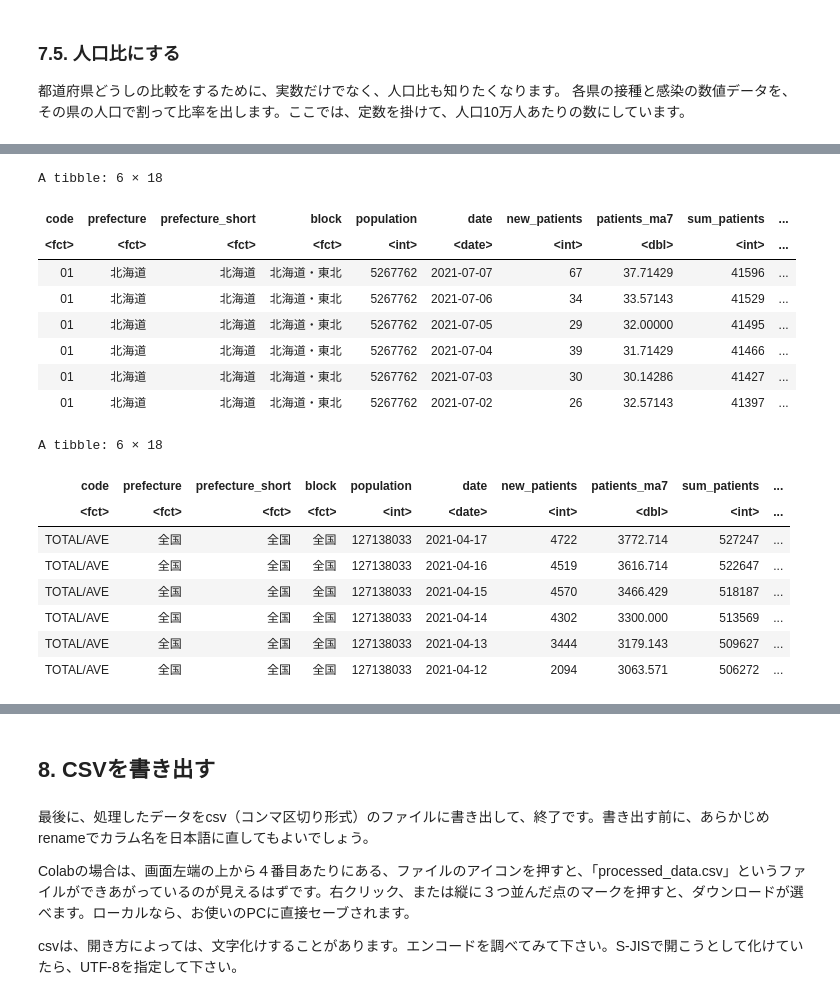
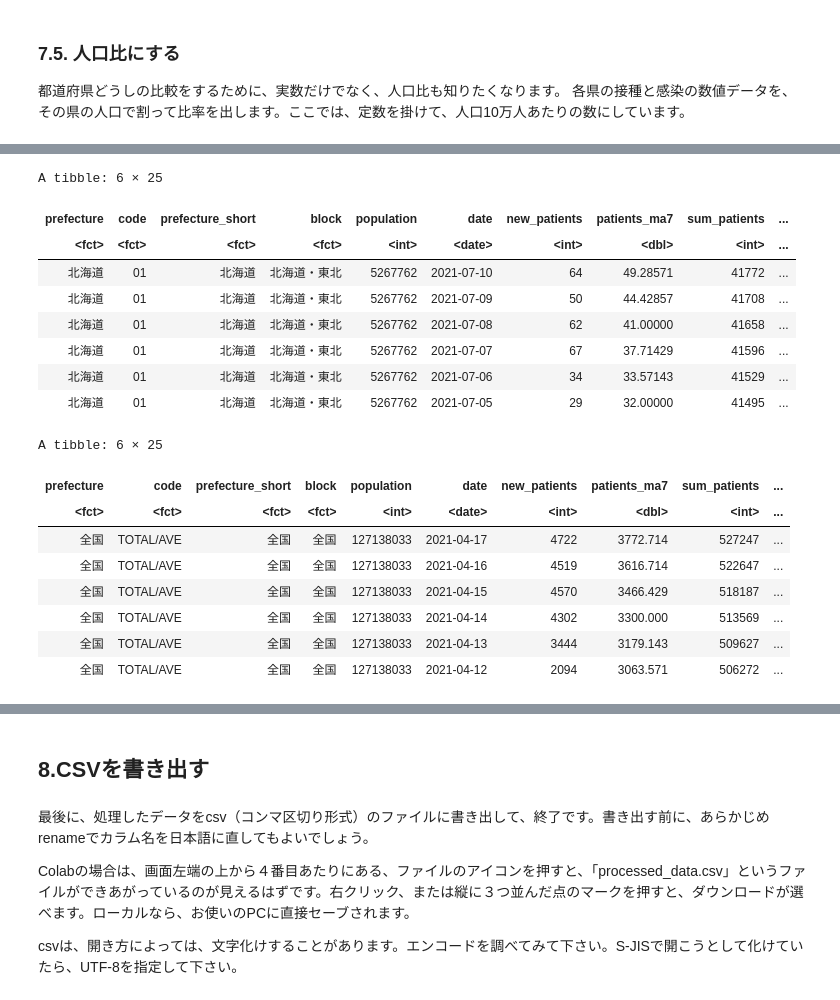
Before and after one commit to yoshitoG/nicar21_first_python_notebook, a Jupyter notebook: 【課外補講0710】ワクチン接種と新規感染者数の関係を見たい.ipynb, the cells around one changed output, grey strips where cells are left out. Cells and saved outputs as stored; diff of their text form; code cells hidden in the pictures.

```diff
--- a/【課外補講0710】ワクチン接種と新規感染者数の関係を見たい.ipynb
+++ b/【課外補講0710】ワクチン接種と新規感染者数の関係を見たい.ipynb
@@ -774,7 +783,7 @@ cum_patients_jpn <- opendata_jpn %>%
         date         = date %>% parse_date(),
         prefecture   = levels_prefecture[48],
         npatients    = npatients %>% as.integer(),
-        new_patients = adpatients %>% as.integer()
+        "new_patients" = adpatients %>% as.integer()
 # tibbleにする。
     ) %>% as_tibble()
 head(cum_patients_jpn)
@@ -809,7 +818,7 @@ cum_patients <- cum_patients %>%
 # transmuteはmutateの変種で、名挙げしないカラムは消してしまう。
     transmute(
         date        = date %>% ymd(),
-        prefecture  = name_jp,
+        "prefecture"  = name_jp,
         npatients   = npatients %>% parse_integer()
     )
 str(cum_patients)
@@ -855,8 +864,8 @@ calc_diff <- function(nested_df){
         nested_df %>%
         arrange(desc(date)) %>%
         mutate(
-            new_patients = npatients - dplyr::lead(npatients),
-            patients_ma7 = roll_meanl(new_patients, 7, )
+            "new_patients" = npatients - dplyr::lead(npatients),
+            "patients_ma7" = roll_meanl(new_patients, 7, )
         )
     )
 }
@@ -942,7 +951,7 @@ A tibble: 31 × 5
 cum_patients_jpn <- cum_patients_jpn %>%
     arrange(desc(date)) %>%
     mutate(
-        patients_ma7 = roll_meanl(new_patients, 7, )
+        "patients_ma7" = roll_meanl(new_patients, 7, )
     )
 # 先ほどの各都道府県分の表と結合する。
 patients <- patients %>%
@@ -952,6 +961,7 @@ patients <- patients %>%
 patients <- patients %>%
     rename("sum_patients" = npatients)
 # 辞書順ではなく、コード順に都道府県をソート可能にしたいので、カテゴリー型に。
+# parse_factorでなくfactorにしないとローカルでは（後の部分で）エラーした。
 patients$prefecture <- parse_factor(patients$prefecture, levels = levels_prefecture)
 
 # 結果を見る。
@@ -1295,29 +1364,37 @@ A tibble: 35 × 12
 # 日付と数値データを県ごとに畳む。
 joined_data_w0 <-
     joined_data_w0 %>%
-# 県ごとの小分けtibbleになる部分
-    nest(data = c(
+# 県ごとの小分けtibbleになる部分。
+    nest(data_by_pref = c(
         date,
         new_patients,
         patients_ma7,
         sum_patients,
-        n_vaccinations,
-        total_vaccinations,
+# status区分を追加した。
+        status1,
+        status2,
+        status_all,
+        total_status1,
+        total_status2,
+        total_status_all,
         cum_vaccinations
         )
     )
 
 # 県ごとのデータを、その県の人口で割って比率を計算するファンクション。
 # 人口10万人あたり、にしている。rをつけたカラムが人口比。
-func_ratio <- function(nested_df, divisor){
-    const= 100000
+calc_ratio <- function(nested_df, divisor){
+    const = 100000
     return(
         nested_df %>% mutate(
             "r_new_patients"        = new_patients          / divisor * const,
             "r_patients_ma7"        = patients_ma7          / divisor * const,
             "r_sum_patients"        = sum_patients          / divisor * const,
-            "r_n_vaccinations"      = n_vaccinations        / divisor * const,
-            "r_total_vaccinations"  = total_vaccinations    / divisor * const,
+            "r_status1"=status1/ divisor * const,
+            "r_status2"=status2/ divisor * const,
+            "r_total_status1"      = total_status1        / divisor * const,
+            "r_total_status2"      = total_status2        / divisor * const,
+            "r_total_status_all"      = total_status_all        / divisor * const,
             "r_cum_vaccinations"    = cum_vaccinations      / divisor * const
         ) %>%
 # 念のため、日付降順（最新日付が上）に来るようにソートしておく。
@@ -1329,14 +1406,14 @@ func_ratio <- function(nested_df, divisor){
 joined_data_ratio <- joined_data_w0 %>%
     mutate(
 # さっきのファンクションに働いてもらう。
-        data = map2(data, population, func_ratio)
+        data_by_pref = map2(data_by_pref, population, calc_ratio)
     ) %>%
 # 念のため、県コードの順にソートしておく。
     arrange(prefecture)
 
 # ネストを解除する。
 joined_data_ratio <- joined_data_ratio %>%
-    unnest(cols = data)
+    unnest(cols = data_by_pref)
 
 # こうなった。
 str(joined_data_ratio)
@@ -1366,18 +1441,18 @@ tibble [4,177 × 18] (S3: tbl_df/tbl/data.frame)
-A tibble: 6 × 18
+A tibble: 6 × 25
-| code | prefecture | prefecture_short | block | population | date | new_patients | patients_ma7 | sum_patients | ... |
+| prefecture | code | prefecture_short | block | population | date | new_patients | patients_ma7 | sum_patients | ... |
 | <fct> | <fct> | <fct> | <fct> | <int> | <date> | <int> | <dbl> | <int> | ... |
-| 01 | 北海道 | 北海道 | 北海道・東北 | 5267762 | 2021-07-07 | 67 | 37.71429 | 41596 | ... |
-| 01 | 北海道 | 北海道 | 北海道・東北 | 5267762 | 2021-07-06 | 34 | 33.57143 | 41529 | ... |
-| 01 | 北海道 | 北海道 | 北海道・東北 | 5267762 | 2021-07-05 | 29 | 32.00000 | 41495 | ... |
-| 01 | 北海道 | 北海道 | 北海道・東北 | 5267762 | 2021-07-04 | 39 | 31.71429 | 41466 | ... |
-| 01 | 北海道 | 北海道 | 北海道・東北 | 5267762 | 2021-07-03 | 30 | 30.14286 | 41427 | ... |
-| 01 | 北海道 | 北海道 | 北海道・東北 | 5267762 | 2021-07-02 | 26 | 32.57143 | 41397 | ... |
+| 北海道 | 01 | 北海道 | 北海道・東北 | 5267762 | 2021-07-10 | 64 | 49.28571 | 41772 | ... |
+| 北海道 | 01 | 北海道 | 北海道・東北 | 5267762 | 2021-07-09 | 50 | 44.42857 | 41708 | ... |
+| 北海道 | 01 | 北海道 | 北海道・東北 | 5267762 | 2021-07-08 | 62 | 41.00000 | 41658 | ... |
+| 北海道 | 01 | 北海道 | 北海道・東北 | 5267762 | 2021-07-07 | 67 | 37.71429 | 41596 | ... |
+| 北海道 | 01 | 北海道 | 北海道・東北 | 5267762 | 2021-07-06 | 34 | 33.57143 | 41529 | ... |
+| 北海道 | 01 | 北海道 | 北海道・東北 | 5267762 | 2021-07-05 | 29 | 32.00000 | 41495 | ... |
-A tibble: 6 × 18
+A tibble: 6 × 25
-| code | prefecture | prefecture_short | block | population | date | new_patients | patients_ma7 | sum_patients | ... |
+| prefecture | code | prefecture_short | block | population | date | new_patients | patients_ma7 | sum_patients | ... |
 | <fct> | <fct> | <fct> | <fct> | <int> | <date> | <int> | <dbl> | <int> | ... |
-| TOTAL/AVE | 全国 | 全国 | 全国 | 127138033 | 2021-04-17 | 4722 | 3772.714 | 527247 | ... |
-| TOTAL/AVE | 全国 | 全国 | 全国 | 127138033 | 2021-04-16 | 4519 | 3616.714 | 522647 | ... |
-| TOTAL/AVE | 全国 | 全国 | 全国 | 127138033 | 2021-04-15 | 4570 | 3466.429 | 518187 | ... |
-| TOTAL/AVE | 全国 | 全国 | 全国 | 127138033 | 2021-04-14 | 4302 | 3300.000 | 513569 | ... |
-| TOTAL/AVE | 全国 | 全国 | 全国 | 127138033 | 2021-04-13 | 3444 | 3179.143 | 509627 | ... |
-| TOTAL/AVE | 全国 | 全国 | 全国 | 127138033 | 2021-04-12 | 2094 | 3063.571 | 506272 | ... |
+| 全国 | TOTAL/AVE | 全国 | 全国 | 127138033 | 2021-04-17 | 4722 | 3772.714 | 527247 | ... |
+| 全国 | TOTAL/AVE | 全国 | 全国 | 127138033 | 2021-04-16 | 4519 | 3616.714 | 522647 | ... |
+| 全国 | TOTAL/AVE | 全国 | 全国 | 127138033 | 2021-04-15 | 4570 | 3466.429 | 518187 | ... |
+| 全国 | TOTAL/AVE | 全国 | 全国 | 127138033 | 2021-04-14 | 4302 | 3300.000 | 513569 | ... |
+| 全国 | TOTAL/AVE | 全国 | 全国 | 127138033 | 2021-04-13 | 3444 | 3179.143 | 509627 | ... |
+| 全国 | TOTAL/AVE | 全国 | 全国 | 127138033 | 2021-04-12 | 2094 | 3063.571 | 506272 | ... |
@@ -1402,7 +1477,7 @@ A tibble: 6 × 18
 # 不要になったデータは消す。
 rm(vaccinations, patients, rows_w_na, pref_pop, joined_data)
 # %% [markdown]
-## 8. CSVを書き出す
+## 8.CSVを書き出す
 # %% [markdown]
 最後に、処理したデータをcsv（コンマ区切り形式）のファイルに書き出して、終了です。書き出す前に、あらかじめrenameでカラム名を日本語に直してもよいでしょう。
 
```
Also changed, not shown: parts of 34 cells of this notebook.
